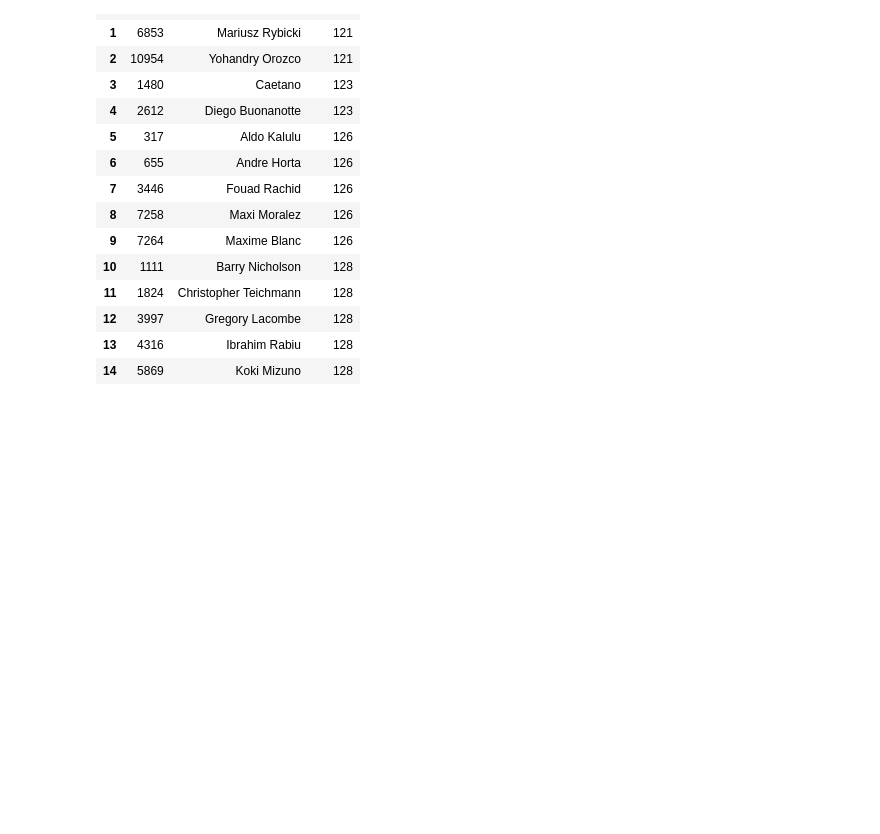
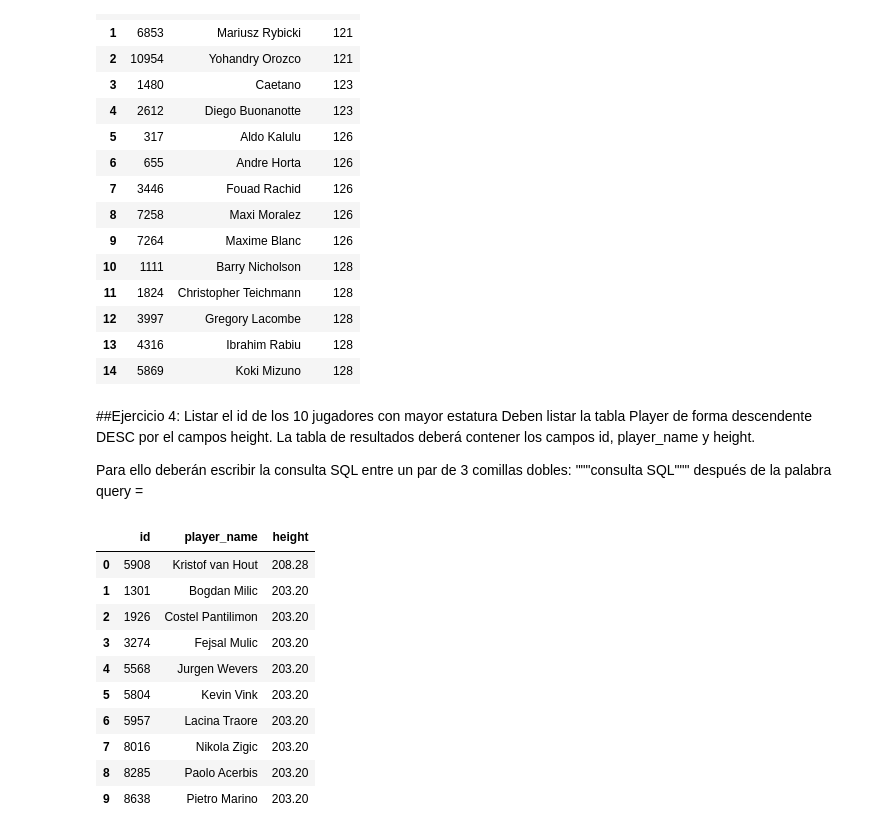
Before and after one commit to LorenaAmaya/Talento-Tech, a Jupyter notebook: TALLER_SQL.ipynb, the cells around one changed output. Cells and saved outputs as stored; diff of their text form; code cells hidden in the pictures; blank space fills up the shorter version.

```diff
--- a/TALLER_SQL.ipynb
+++ b/TALLER_SQL.ipynb
@@ -1041,3 +1041,27 @@ player_wasc
 | 12 | 3997 | Gregory Lacombe | 128 |
 | 13 | 4316 | Ibrahim Rabiu | 128 |
 | 14 | 5869 | Koki Mizuno | 128 |
+# %% [markdown]
+##Ejercicio 4: Listar el id de los 10 jugadores con mayor estatura
+Deben listar la tabla Player de forma descendente DESC por el campos height. La tabla de resultados deberá contener los campos id, player_name y height.
+
+Para ello deberán escribir la consulta SQL entre un par de 3 comillas dobles: """consulta SQL""" después de la palabra query =
+# %%
+#Lista el id de los 10 jugadores con mayor estatura
+query = '''SELECT id, player_name, height FROM Player
+ORDER BY height DESC
+LIMIT 10;'''
+players_height = pd.read_sql(query, conn)
+players_height
+# %% [output]
+|  | id | player_name | height |
+| 0 | 5908 | Kristof van Hout | 208.28 |
+| 1 | 1301 | Bogdan Milic | 203.20 |
+| 2 | 1926 | Costel Pantilimon | 203.20 |
+| 3 | 3274 | Fejsal Mulic | 203.20 |
+| 4 | 5568 | Jurgen Wevers | 203.20 |
+| 5 | 5804 | Kevin Vink | 203.20 |
+| 6 | 5957 | Lacina Traore | 203.20 |
+| 7 | 8016 | Nikola Zigic | 203.20 |
+| 8 | 8285 | Paolo Acerbis | 203.20 |
+| 9 | 8638 | Pietro Marino | 203.20 |
```
Also changed, not shown: parts of 10 cells of this notebook.
